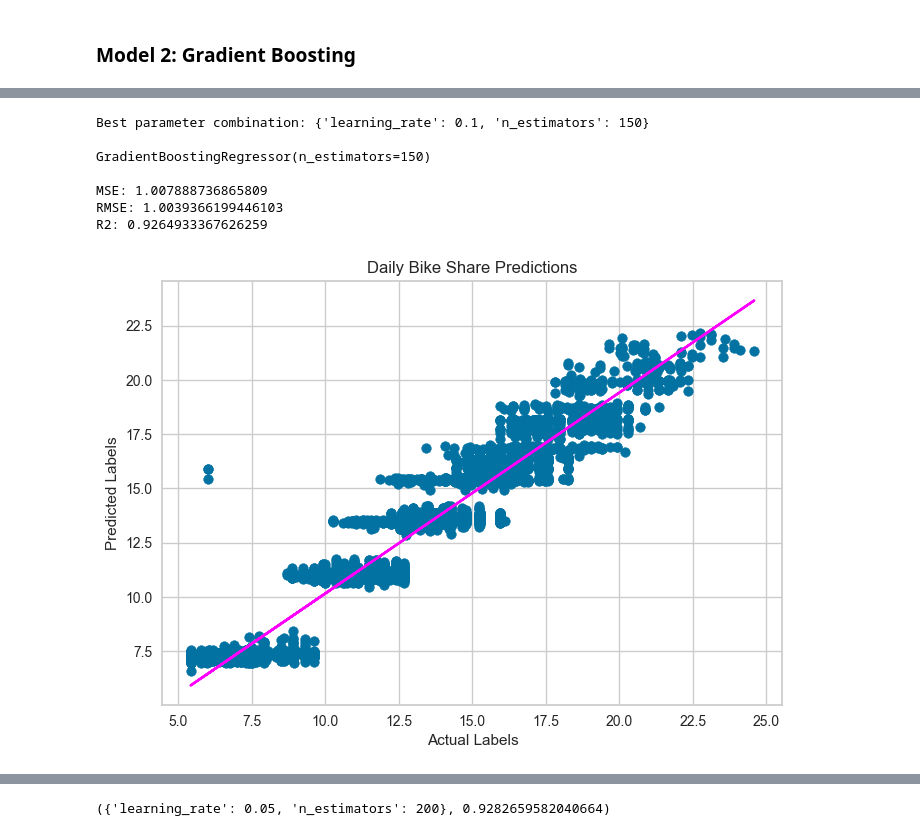
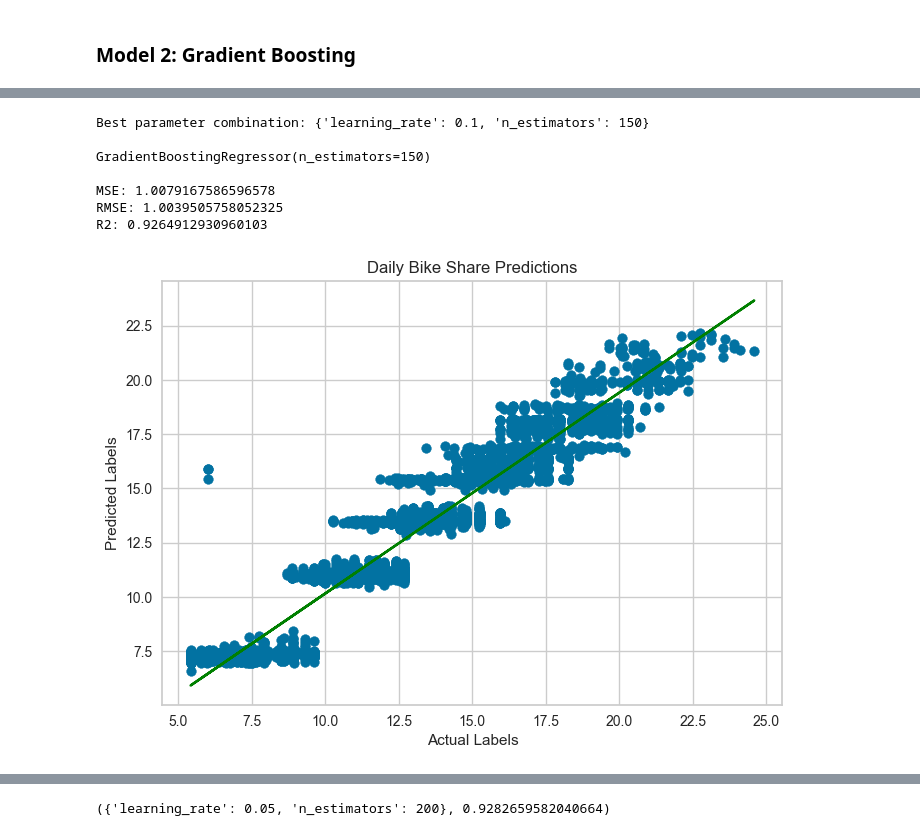
Before and after one commit to Duygubirol/SciKit-Stack-Lending-Club-Dataset, a Jupyter notebook: exercise_ 2_finalisation.ipynb, the cells around one changed output, grey strips where cells are left out. Saved outputs shown, nothing was run; the diff lists cells and outputs as text; code cells hidden in the pictures.

```diff
--- a/exercise_ 2_finalisation.ipynb
+++ b/exercise_ 2_finalisation.ipynb
@@ -409,38 +437,38 @@ gridsearch3 = GridSearchCV(alg, params, scoring=score, cv=3, return_train_score=
 gridsearch3.fit(x_train, y_train)
 print("Best parameter combination:", gridsearch3.best_params_, "\n")
 
 # Get the best model
 model3=gridsearch3.best_estimator_
 print(model3, "\n")
 
 # Evaluate the model using the test data
 predictions = model3.predict(x_test)
 mse = mean_squared_error(y_test, predictions)
 print("MSE:", mse)
 rmse = np.sqrt(mse)
 print("RMSE:", rmse)
 r2 = r2_score(y_test, predictions)
 print("R2:", r2)
 
 # Plot predicted vs actual
 plt.scatter(y_test, predictions)
 plt.xlabel('Actual Labels')
 plt.ylabel('Predicted Labels')
 plt.title('Daily Bike Share Predictions')
 # overlay the regression line
 z = np.polyfit(y_test, predictions, 1)
 p = np.poly1d(z)
-plt.plot(y_test,p(y_test), color='magenta')
+plt.plot(y_test,p(y_test), color='green')
 plt.show()
 # %% [output]
 Best parameter combination: {'learning_rate': 0.1, 'n_estimators': 150}
 
 GradientBoostingRegressor(n_estimators=150)
 
-MSE: 1.007888736865809
-RMSE: 1.0039366199446103
-R2: 0.9264933367626259
+MSE: 1.0079167586596578
+RMSE: 1.0039505758052325
+R2: 0.9264912930960103
-[figure, old version]
+[figure, new version]
 # %%
 # best_score_ from GridSearchCV is the mean cross-validated score of the best_estimator
 #tuning hyperparameters with cross-Validation in the above context is one of the methods that helps you to prevent overfitting.
```
Also changed, not shown: parts of 12 cells of this notebook, 2 other files.
